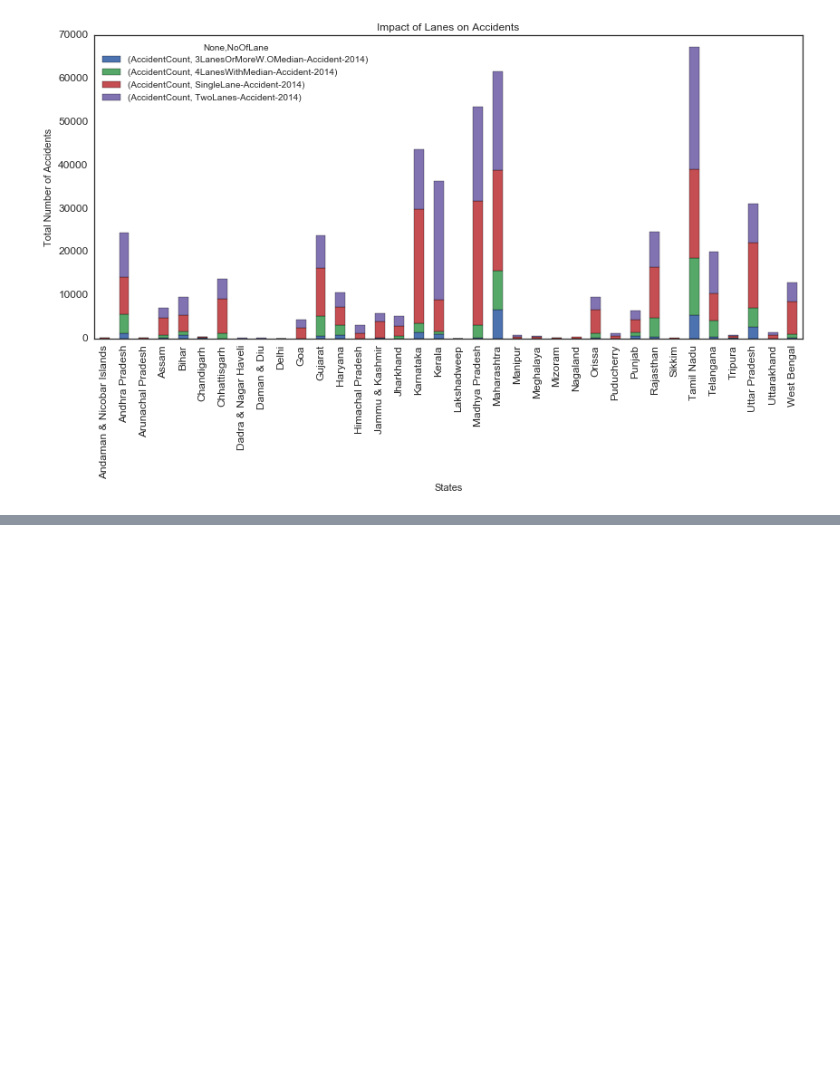
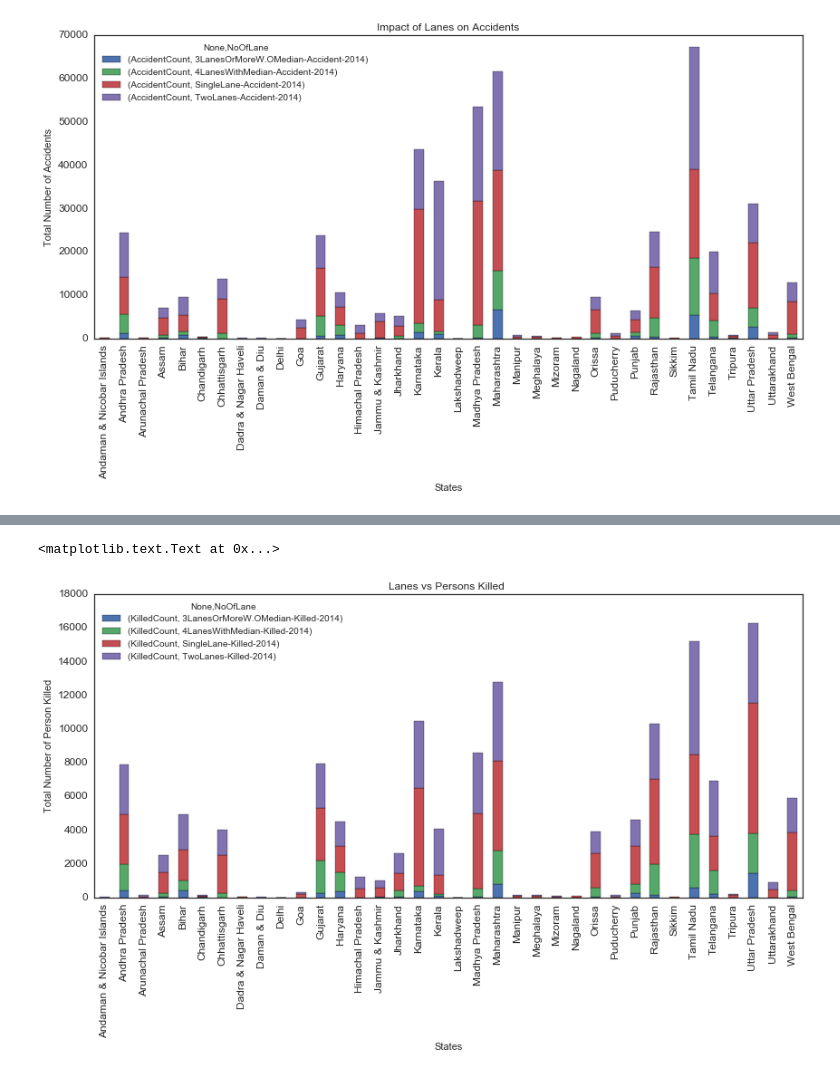
Before and after one commit to dbiswa4/python-projects, a Jupyter notebook: spring-2017/src/data-viz/proj/road-features-01.ipynb, the cells around one changed output, grey strips where cells are left out. Saved outputs shown, nothing was run; the diff lists cells and outputs as text; code cells hidden in the pictures; blank space fills up the shorter version.

Commit message:
killed and injured visualization added

```diff
--- a/spring-2017/src/data-viz/proj/road-features-01.ipynb
+++ b/spring-2017/src/data-viz/proj/road-features-01.ipynb
@@ -155,3 +155,8 @@ lanes_plot.set_ylabel("Total Number of Accidents")
 # %% [output]
 <matplotlib.text.Text at 0x...>
 [figure]
+# %%
+#Impact of Lanes on Number of Persons Killed
+lanes_vs_killed_df = pd.melt(road_features_df, id_vars=['State'], value_vars=['SingleLane-Killed-2014','TwoLanes-Killed-2014','3LanesOrMoreW.OMedian-Killed-2014','4LanesWithMedian-Killed-2014'])
+lanes_vs_killed_df.columns = ['State','NoOfLane','KilledCount']
+lanes_vs_killed_df.head()
@@ -157,0 +170,4 @@ lanes_plot.set_ylabel("Total Number of Accidents")
+# %%
+#Group lane wise accidents counts by state
+lanes_vs_killed_grp = lanes_vs_killed_df.groupby(['State','NoOfLane']).sum().sort_values(['KilledCount'], ascending=[False])
+lanes_vs_killed_grp.head()
@@ -157,0 +182,11 @@ lanes_plot.set_ylabel("Total Number of Accidents")
+# %%
+#Visualize number of persons killed for each state
+lanes_plot = lanes_vs_killed_grp.unstack().plot(figsize=(14,6), kind='bar',stacked=True,title="Lanes vs Persons Killed ", fontsize='large')
+lanes_plot.set_xlabel("States")
+lanes_plot.set_ylabel("Total Number of Person Killed")
+
+#ToDo
+#Why can't we see any effect of sorting the points?
+# %% [output]
+<matplotlib.text.Text at 0x...>
+[figure, added]
```
Also changed, not shown: parts of 5 cells of this notebook.
